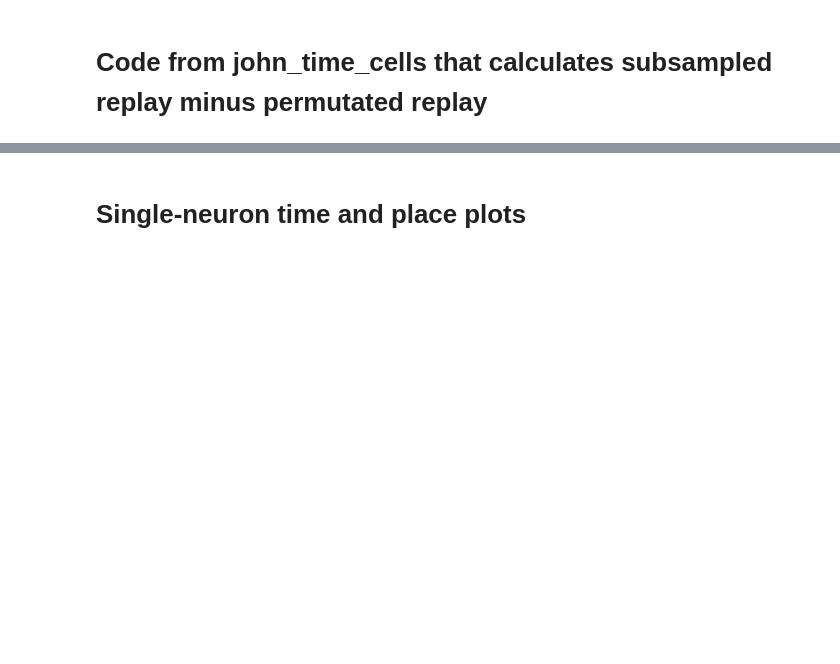
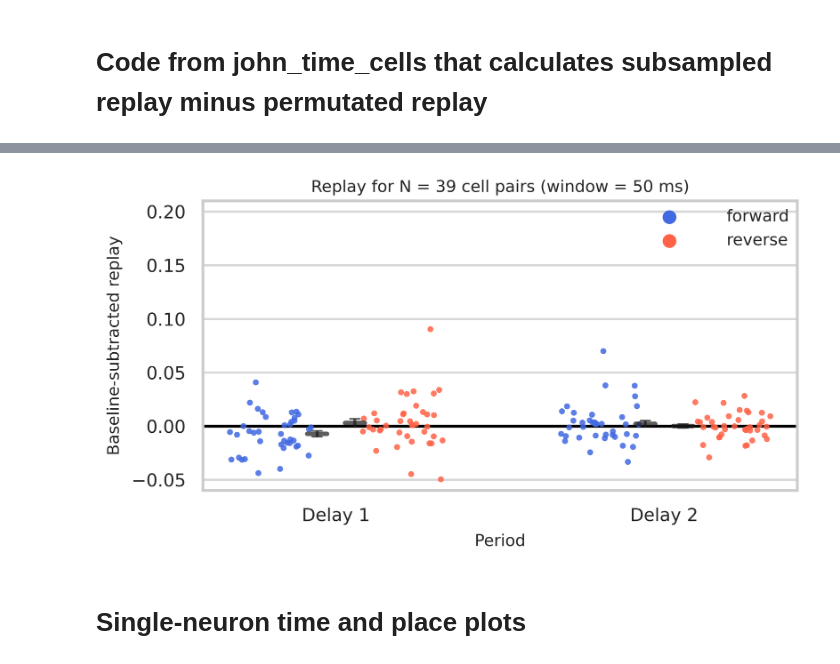
Before and after one commit to jjsakon/goldmine, a Jupyter notebook: nav_time_REPLAY_JS.ipynb, the cells around one changed output, grey strips where cells are left out. Cells and saved outputs as stored; diff of their text form; code cells hidden in the pictures; blank space fills up the shorter version.

```diff
--- a/nav_time_REPLAY_JS.ipynb
+++ b/nav_time_REPLAY_JS.ipynb
@@ -978,3 +998,32 @@ findfont: Generic family 'sans-serif' not found because none of the following fa
+# %%
+%autoreload 2
+from replay_functions import plot_pair_swarm_by_period
+
+# Build tidy per-pair DataFrames for each period
+df_delay2   = make_pair_swarm_df(real_d2p, perm_d2p, pair_index_df, period_label="Delay 2")
+df_timeline = make_pair_swarm_df(real_tlp, perm_tlp, pair_index_df, period_label="Timeline")
+df_delay1   = make_pair_swarm_df(real_d1p, perm_d1p, pair_index_df, period_label="Delay 1")
+
+# Concatenate (each row = one pair × direction)
+df_all = pd.concat([df_delay2, df_timeline, df_delay1], ignore_index=True)
+
+# Optional: match the y-limits you used elsewhere
+common_ylim = (-0.06, 0.16)
+
+# Plot: x = period (3 groups), hue = direction; pooled across sessions
+# df_delay2 / df_timeline / df_delay1 from make_pair_swarm_df(...)
+
+plot_pair_swarm_by_period(
+    df_all_periods=df_all,
+    period_order=("Delay 1", "Delay 2"),
+    common_ylim=(-0.06, 0.21),
+    title=f"Replay for N = {len(np.unique(df_all.pair_idx))} cell pairs (window = {replay_window} ms)",
+    palette={"forward":"royalblue","reverse":"tomato"},
+    meanbar_halfwidth=0.03,
+    bar_center_scale=2.3
+)
+# %% [output]
+[figure, added]
 # %% [markdown]
 # Single-neuron time and place plots
 # %%
```
Also changed, not shown: parts of 8 cells of this notebook.
